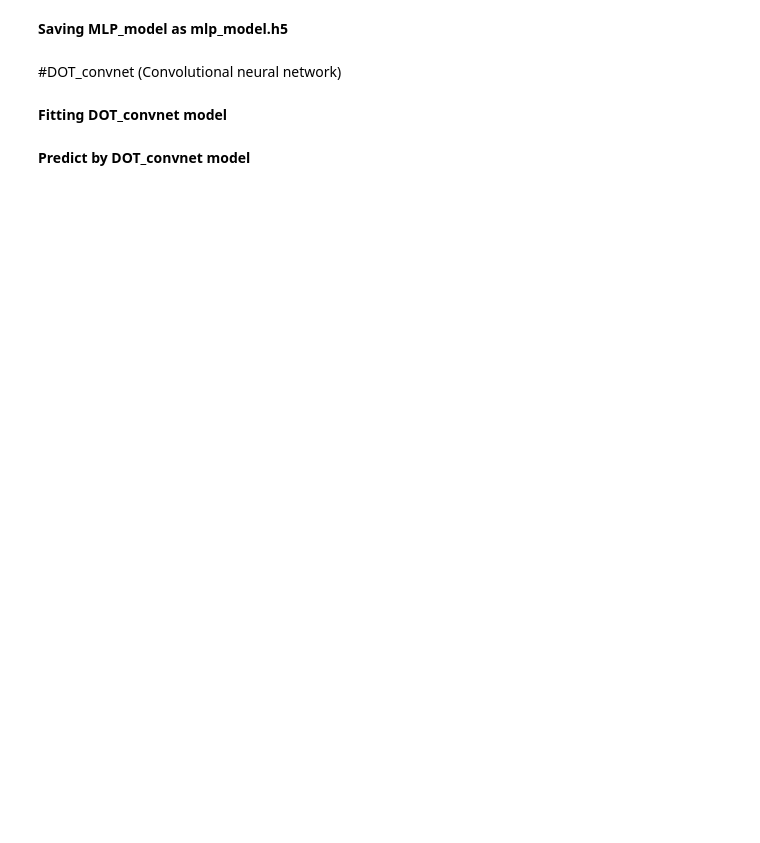
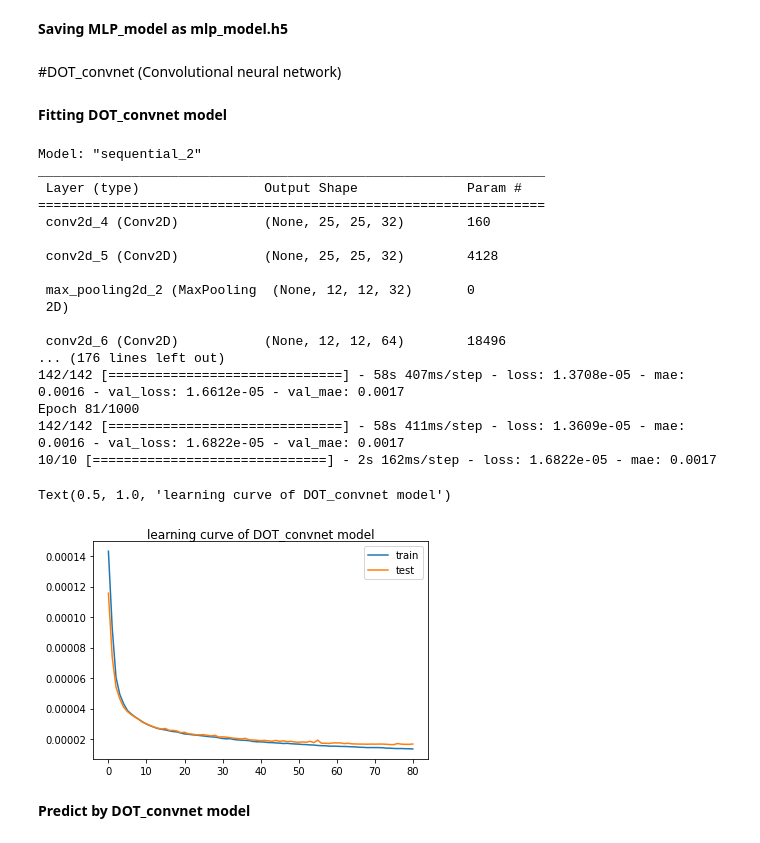
Before and after one commit to anismaysami/Reconstruction-of-DOT-image-using-Deep-Learning, a Jupyter notebook: Training.ipynb, the cells around one changed output. Drawn from its saved outputs; the diff is of its cells as text; code cells hidden in the pictures; blank space fills up the shorter version.

```diff
--- a/Training.ipynb
+++ b/Training.ipynb
@@ -58,10 +54,10 @@ LS=tf.keras.callbacks.LearningRateScheduler(scheduler)
 #Importing data
 # %%
 #importing data
-hf_data=h5py.File('/content/drive/MyDrive/data.h5', 'r')
+hf_data=h5py.File('/content/drive/MyDrive/data_f.h5', 'r')
 data = hf_data['data'][...]
 hf_data.close()
-hf_mua=h5py.File('/content/drive/MyDrive/mua.h5', 'r')
+hf_mua=h5py.File('/content/drive/MyDrive/mua_f.h5', 'r')
 mua = hf_mua['mua'][...]
 hf_mua.close()
 # %%
@@ -195,13 +223,33 @@ model_1.save('/content/drive/MyDrive/mlp_model.h5')
 **Fitting DOT_convnet model**
 # %%
 model_2=DOT_convnet()
-history=model_2.fit(norm_data_train_conv, mua_train, epochs=1000, batch_size=128, validation_data=(norm_data_test, mua_test), callbacks=[EL])
+history=model_2.fit(norm_data_train_conv, mua_train, epochs=1000, batch_size=128, validation_data=(norm_data_test_conv, mua_test), callbacks=[EL])
 test_loss=model_2.evaluate(norm_data_test_conv, mua_test, steps=10)
 #plot learning curves
 plt.plot(history.history['loss'], label='train')
 plt.plot(history.history['val_loss'], label='test')
 plt.legend()
 plt.title('learning curve of DOT_convnet model', pad=-50)
+# %% [output]
+Model: "sequential_2"
+_________________________________________________________________
+ Layer (type)                Output Shape              Param #
+=================================================================
+ conv2d_4 (Conv2D)           (None, 25, 25, 32)        160
+
+ conv2d_5 (Conv2D)           (None, 25, 25, 32)        4128
+
+ max_pooling2d_2 (MaxPooling  (None, 12, 12, 32)       0
+ 2D)
+
+ conv2d_6 (Conv2D)           (None, 12, 12, 64)        18496
+... (176 lines left out)
+142/142 [==============================] - 58s 407ms/step - loss: 1.3708e-05 - mae: 0.0016 - val_loss: 1.6612e-05 - val_mae: 0.0017
+Epoch 81/1000
+142/142 [==============================] - 58s 411ms/step - loss: 1.3609e-05 - mae: 0.0016 - val_loss: 1.6822e-05 - val_mae: 0.0017
+10/10 [==============================] - 2s 162ms/step - loss: 1.6822e-05 - mae: 0.0017
+Text(0.5, 1.0, 'learning curve of DOT_convnet model')
+[figure, added]
 # %% [markdown]
 **Predict by DOT_convnet model**
 # %%
```
Also changed, not shown: parts of 9 cells of this notebook.
